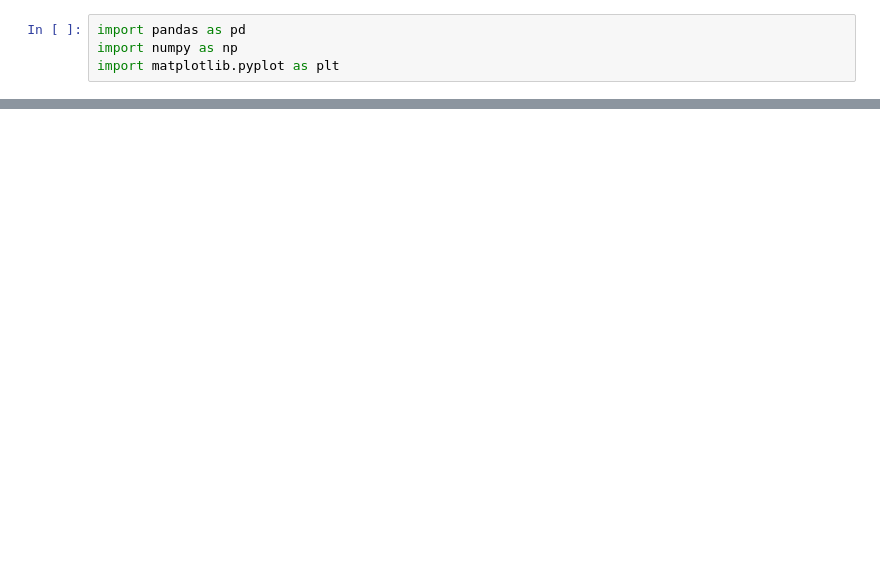
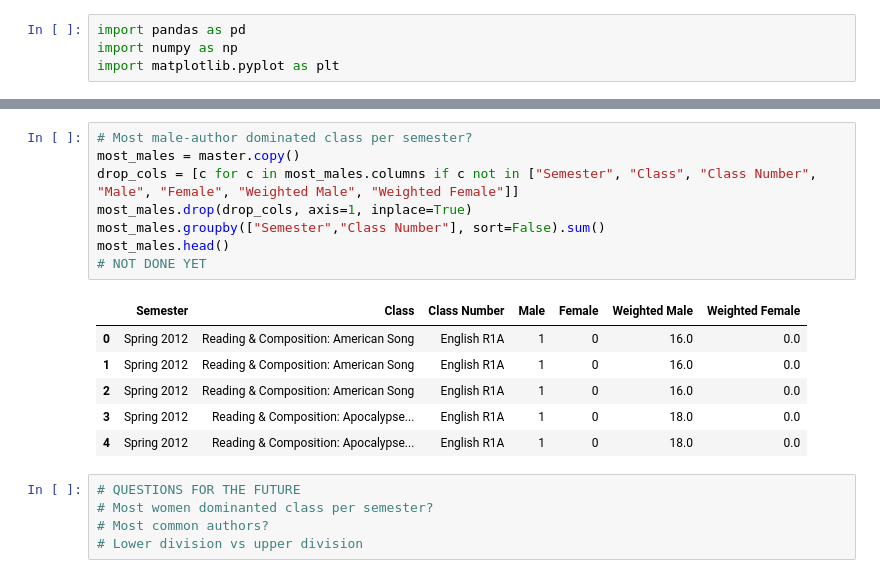
Before and after one commit to dailycal-projects/berkeleyenglish, a Jupyter notebook: literature.ipynb, the cells around one changed output, grey strips where cells are left out. Saved outputs shown, nothing was run; the diff lists cells and outputs as text; blank space fills up the shorter version.

```diff
--- a/literature.ipynb
+++ b/literature.ipynb
@@ -83,0 +127,20 @@ plt.show()
+# %%
+# Most male-author dominated class per semester?
+most_males = master.copy()
+drop_cols = [c for c in most_males.columns if c not in ["Semester", "Class", "Class Number", "Male", "Female", "Weighted Male", "Weighted Female"]]
+most_males.drop(drop_cols, axis=1, inplace=True)
+most_males.groupby(["Semester","Class Number"], sort=False).sum()
+most_males.head()
+# NOT DONE YET
+# %% [output]
+|  | Semester | Class | Class Number | Male | Female | Weighted Male | Weighted Female |
+| 0 | Spring 2012 | Reading & Composition: American Song | English R1A | 1 | 0 | 16.0 | 0.0 |
+| 1 | Spring 2012 | Reading & Composition: American Song | English R1A | 1 | 0 | 16.0 | 0.0 |
+| 2 | Spring 2012 | Reading & Composition: American Song | English R1A | 1 | 0 | 16.0 | 0.0 |
+| 3 | Spring 2012 | Reading & Composition: Apocalypse... | English R1A | 1 | 0 | 18.0 | 0.0 |
+| 4 | Spring 2012 | Reading & Composition: Apocalypse... | English R1A | 1 | 0 | 18.0 | 0.0 |
+# %%
+# QUESTIONS FOR THE FUTURE
+# Most women dominanted class per semester?
+# Most common authors?
+# Lower division vs upper division
```
Also changed, not shown: parts of 6 cells of this notebook, 1 other file.
